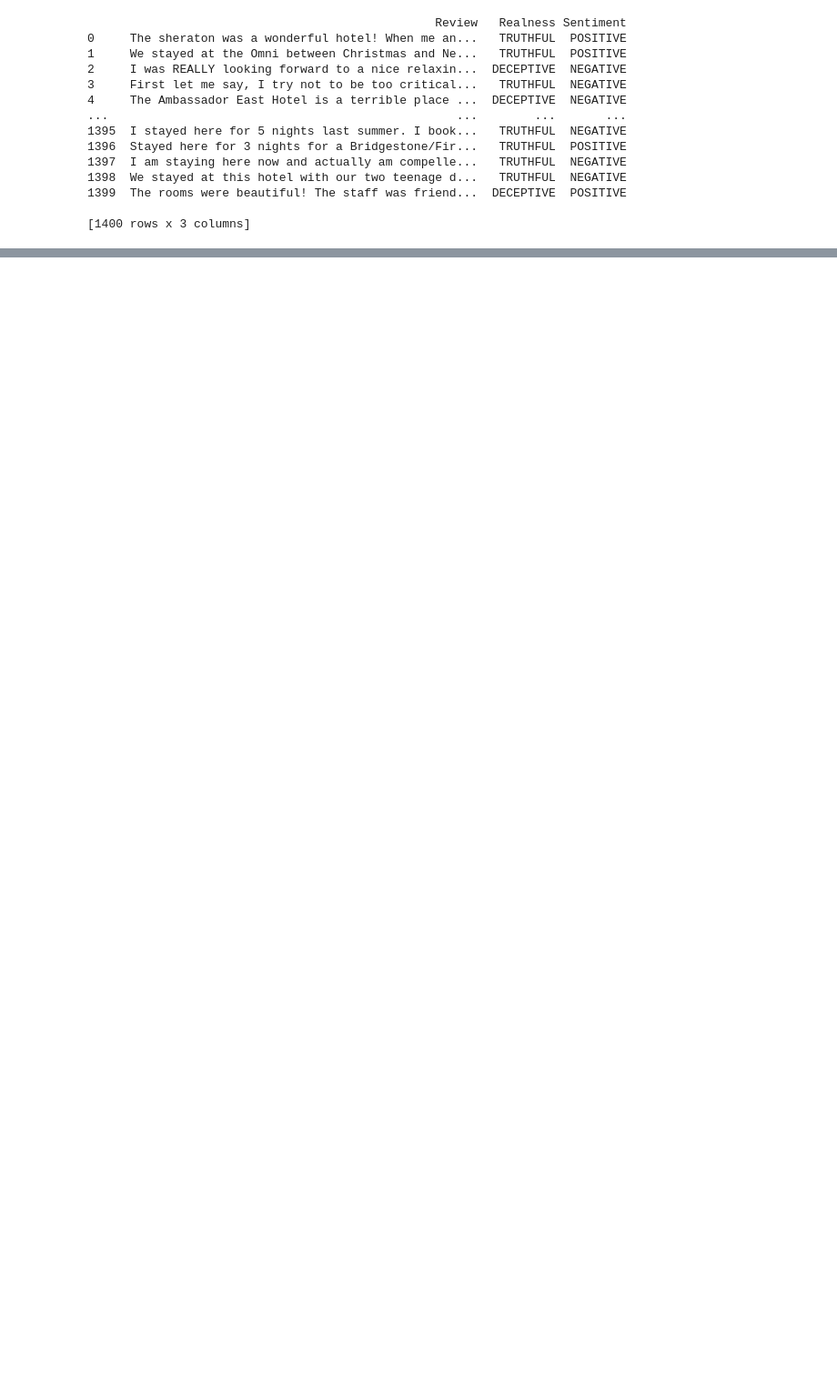
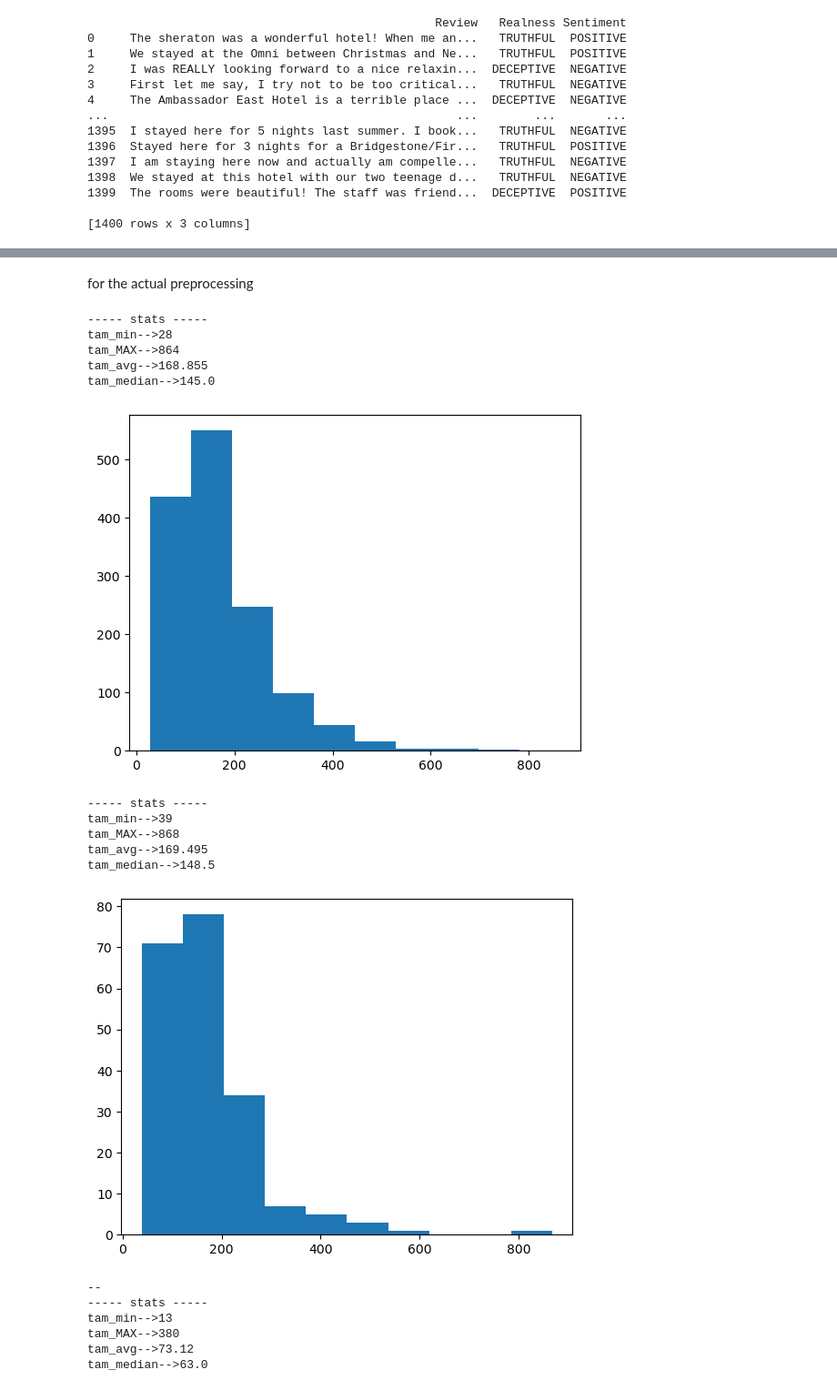
Before and after one commit to nunovix/LN23_project, a Jupyter notebook: MP2/mp2.ipynb, the cells around one changed output, grey strips where cells are left out. Shown: that part at 91% size. Drawn from its saved outputs; the diff is of its cells as text; code cells hidden in the pictures; blank space fills up the shorter version.

```diff
--- a/MP2/mp2.ipynb
+++ b/MP2/mp2.ipynb
@@ -183,0 +122,2 @@ X_emb.shape-->(200, 380, 300)
+# %% [markdown]
+for the actual preprocessing
@@ -183,0 +172,26 @@ X_emb.shape-->(200, 380, 300)
+# %%
+reviews_stats(X)
+reviews_stats(Xt)
+print("--")
+X_all = np.concatenate((X,Xt), axis=0)
+reviews_stats(X_all, True, True)
+print("--")
+# %% [output]
+----- stats -----
+tam_min-->28
+tam_MAX-->864
+tam_avg-->168.855
+tam_median-->145.0
+[figure, added]
+----- stats -----
+tam_min-->39
+tam_MAX-->868
+tam_avg-->169.495
+tam_median-->148.5
+[figure, added]
+--
+----- stats -----
+tam_min-->13
+tam_MAX-->380
+tam_avg-->73.12
+tam_median-->63.0
```
Also changed, not shown: parts of 18 cells of this notebook, 1 other file.
